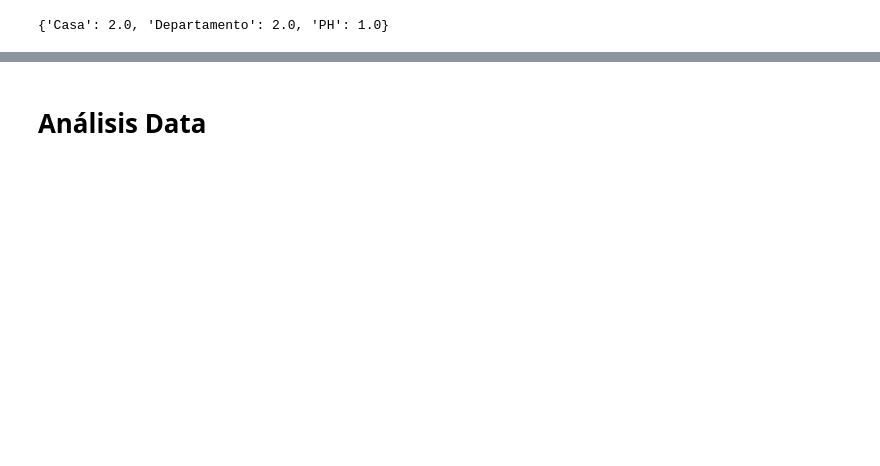
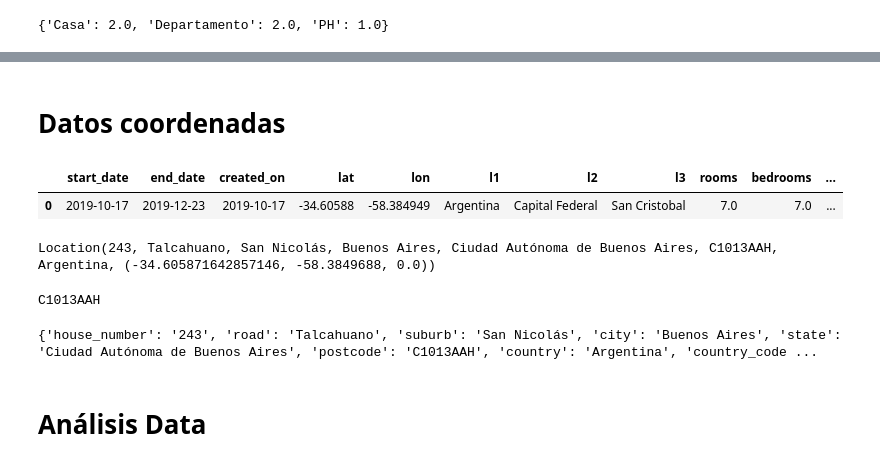
Before and after one commit to nestorjuarezR/Data_Science, a Jupyter notebook: Proyecto_4.ipynb, the cells around one changed output, grey strips where cells are left out. Cells and saved outputs as stored; diff of their text form; code cells hidden in the pictures; blank space fills up the shorter version.

```diff
--- a/Proyecto_4.ipynb
+++ b/Proyecto_4.ipynb
@@ -184 +198,3 @@ price              0.0
 dtype: float64
+# %% [markdown]
+# Datos coordenadas
@@ -184,0 +207,5 @@ dtype: float64
+# %%
+data.head(1)
+# %% [output]
+|  | start_date | end_date | created_on | lat | lon | l1 | l2 | l3 | rooms | bedrooms | ... |
+| 0 | 2019-10-17 | 2019-12-23 | 2019-10-17 | -34.60588 | -58.384949 | Argentina | Capital Federal | San Cristobal | 7.0 | 7.0 | ... |
@@ -185,2 +216,14 @@ dtype: float64
+# %%
+localizacion
+# %% [output]
+Location(243, Talcahuano, San Nicolás, Buenos Aires, Ciudad Autónoma de Buenos Aires, C1013AAH, Argentina, (-34.605871642857146, -58.3849688, 0.0))
+# %%
+print(localizacion.raw['address']['postcode'])
+# %% [output]
+C1013AAH
+# %%
+print(localizacion.raw['address'])
+# %% [output]
+{'house_number': '243', 'road': 'Talcahuano', 'suburb': 'San Nicolás', 'city': 'Buenos Aires', 'state': 'Ciudad Autónoma de Buenos Aires', 'postcode': 'C1013AAH', 'country': 'Argentina', 'country_code ...
 # %% [markdown]
 # Análisis Data
```
Also changed, not shown: parts of 19 cells of this notebook.
